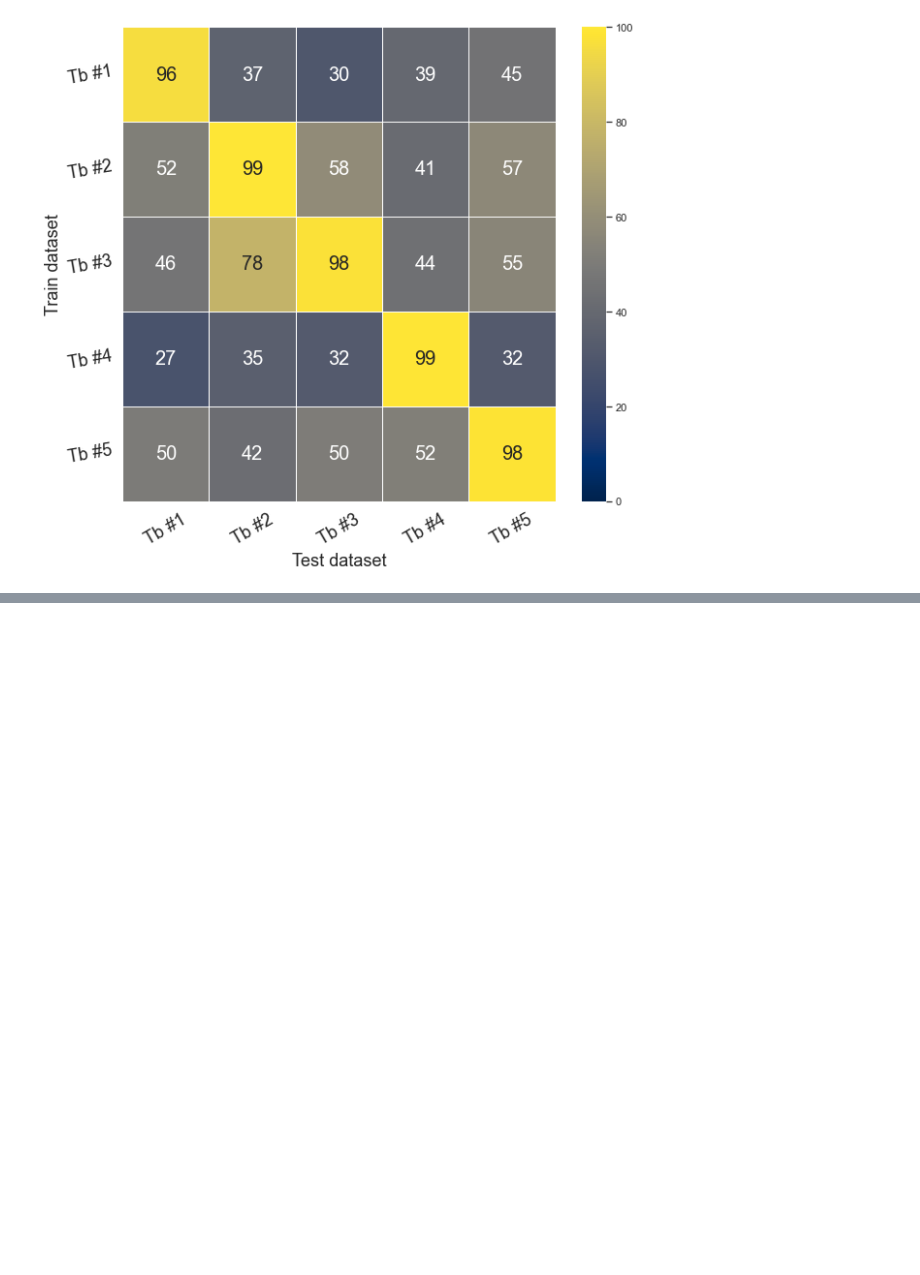
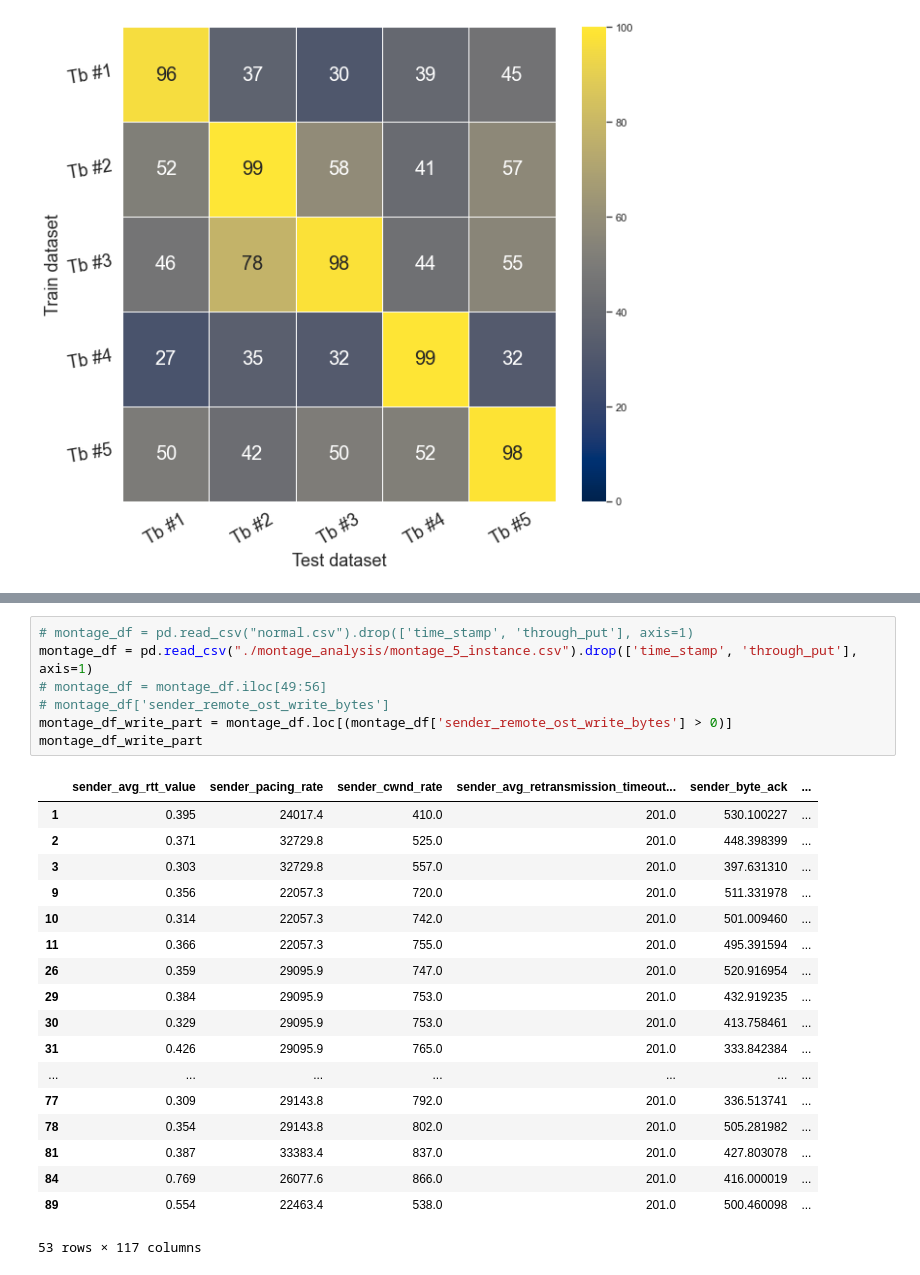
Before and after one commit to EhsanSaZ/BottleneckDetection, a Jupyter notebook: prototype/bottleneck_3.ipynb, the cells around one changed output, grey strips where cells are left out. Drawn from its saved outputs; the diff is of its cells as text; blank space fills up the shorter version.

```diff
--- a/prototype/bottleneck_3.ipynb
+++ b/prototype/bottleneck_3.ipynb
@@ -749,0 +786,26 @@ ax.set_yticklabels(ticks_labels, rotation=10, fontsize= 18)
+# %%
+# montage_df = pd.read_csv("normal.csv").drop(['time_stamp', 'through_put'], axis=1)
+montage_df = pd.read_csv("./montage_analysis/montage_5_instance.csv").drop(['time_stamp', 'through_put'], axis=1)
+# montage_df = montage_df.iloc[49:56]
+# montage_df['sender_remote_ost_write_bytes']
+montage_df_write_part = montage_df.loc[(montage_df['sender_remote_ost_write_bytes'] > 0)]
+montage_df_write_part
+# %% [output]
+|  | sender_avg_rtt_value | sender_pacing_rate | sender_cwnd_rate | sender_avg_retransmission_timeout... | sender_byte_ack | ... |
+| 1 | 0.395 | 24017.4 | 410.0 | 201.0 | 530.100227 | ... |
+| 2 | 0.371 | 32729.8 | 525.0 | 201.0 | 448.398399 | ... |
+| 3 | 0.303 | 32729.8 | 557.0 | 201.0 | 397.631310 | ... |
+| 9 | 0.356 | 22057.3 | 720.0 | 201.0 | 511.331978 | ... |
+| 10 | 0.314 | 22057.3 | 742.0 | 201.0 | 501.009460 | ... |
+| 11 | 0.366 | 22057.3 | 755.0 | 201.0 | 495.391594 | ... |
+| 26 | 0.359 | 29095.9 | 747.0 | 201.0 | 520.916954 | ... |
+| 29 | 0.384 | 29095.9 | 753.0 | 201.0 | 432.919235 | ... |
+| 30 | 0.329 | 29095.9 | 753.0 | 201.0 | 413.758461 | ... |
+| 31 | 0.426 | 29095.9 | 765.0 | 201.0 | 333.842384 | ... |
+| ... | ... | ... | ... | ... | ... | ... |
+| 77 | 0.309 | 29143.8 | 792.0 | 201.0 | 336.513741 | ... |
+| 78 | 0.354 | 29143.8 | 802.0 | 201.0 | 505.281982 | ... |
+| 81 | 0.387 | 33383.4 | 837.0 | 201.0 | 427.803078 | ... |
+| 84 | 0.769 | 26077.6 | 866.0 | 201.0 | 416.000019 | ... |
+| 89 | 0.554 | 22463.4 | 538.0 | 201.0 | 500.460098 | ... |
+53 rows × 117 columns
```
Also changed, not shown: parts of 11 cells of this notebook, 3 other files.
